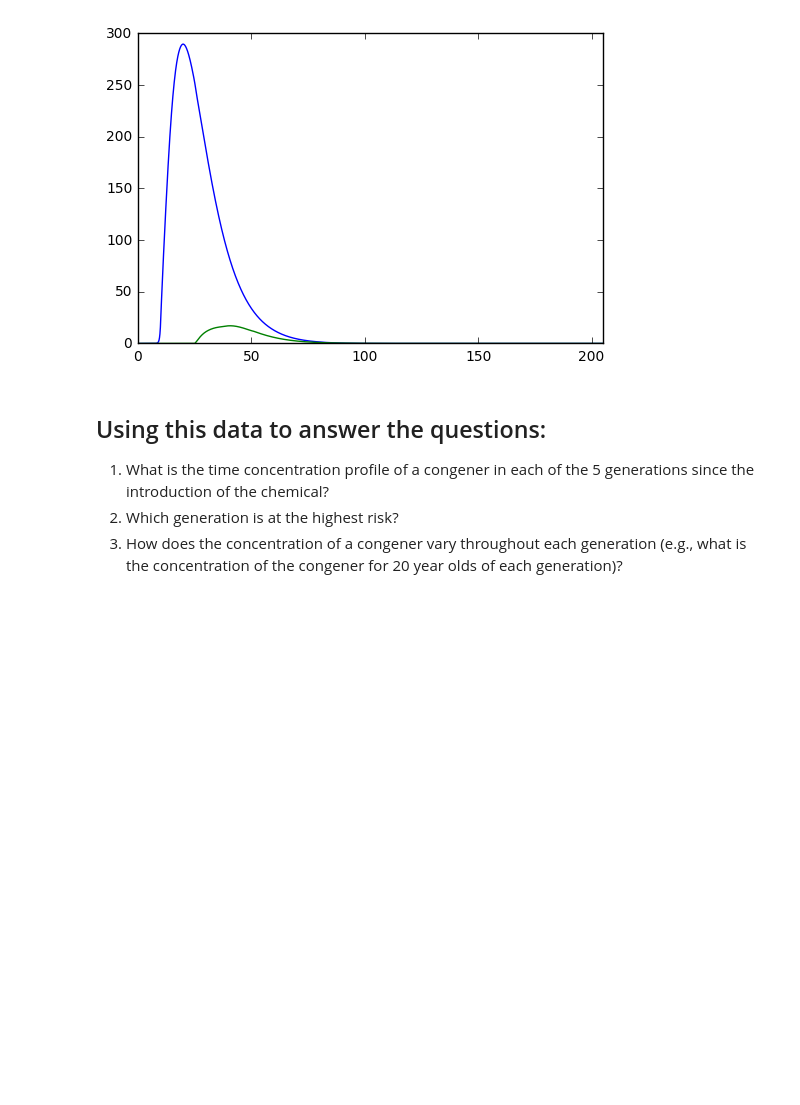
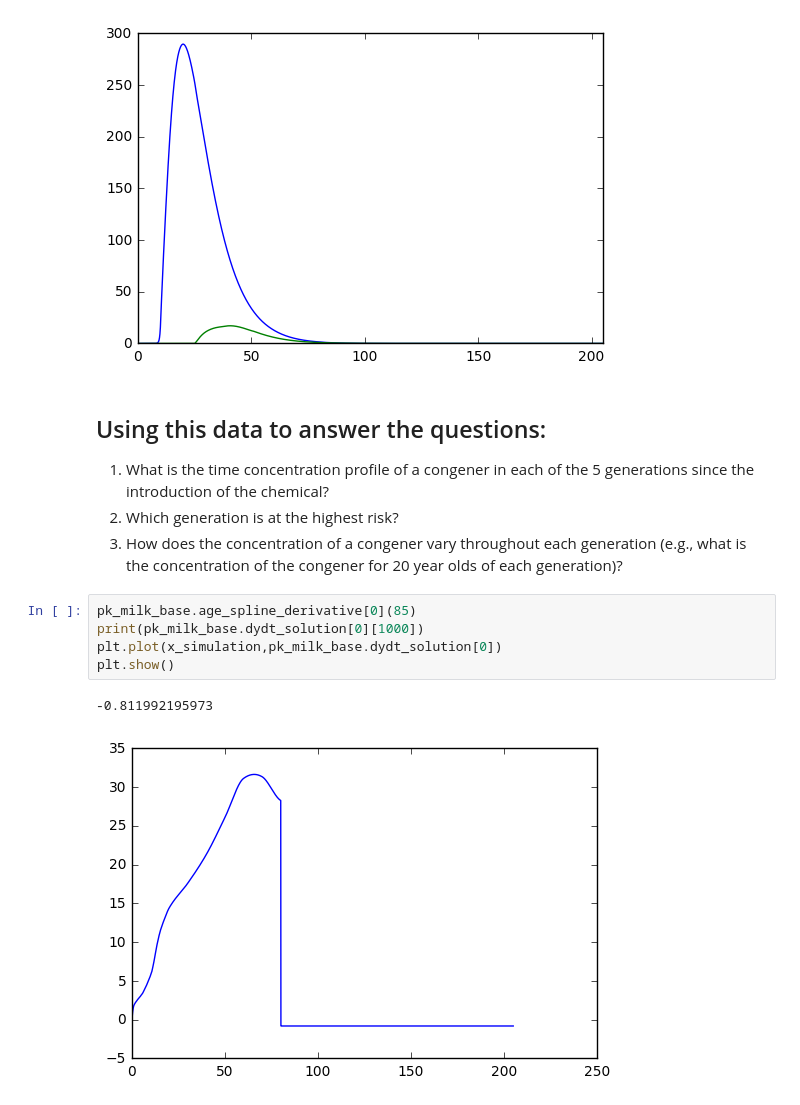
Before and after one commit to PandaStabber/pbpk_breastmilk, a Jupyter notebook: pk_milk_basic_functionality_example.ipynb, the cells around one changed output. Saved outputs shown, nothing was run; the diff lists cells and outputs as text; blank space fills up the shorter version.

```diff
--- a/pk_milk_basic_functionality_example.ipynb
+++ b/pk_milk_basic_functionality_example.ipynb
@@ -213,3 +215,11 @@ plt.show()
 1. What is the time concentration profile of a congener in each of the 5 generations since the introduction of the chemical?
 2. Which generation is at the highest risk?
 3. How does the concentration of a congener vary throughout each generation (e.g., what is the concentration of the congener for 20 year olds of each generation)?
+# %%
+pk_milk_base.age_spline_derivative[0](85)
+print(pk_milk_base.dydt_solution[0][1000])
+plt.plot(x_simulation,pk_milk_base.dydt_solution[0])
+plt.show()
+# %% [output]
+-0.811992195973
+[figure, added]
```
Also changed, not shown: parts of 3 cells of this notebook, 3 other files.
